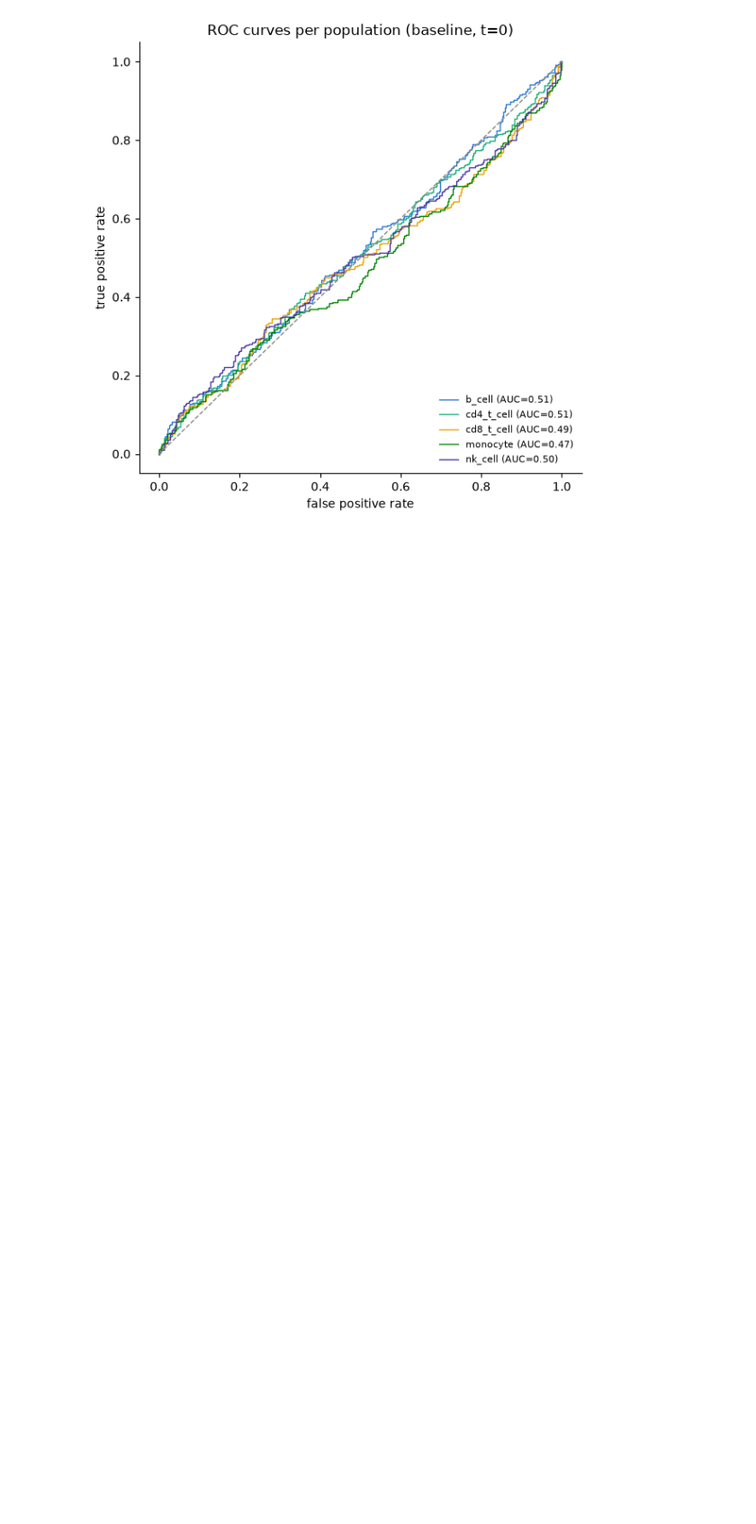
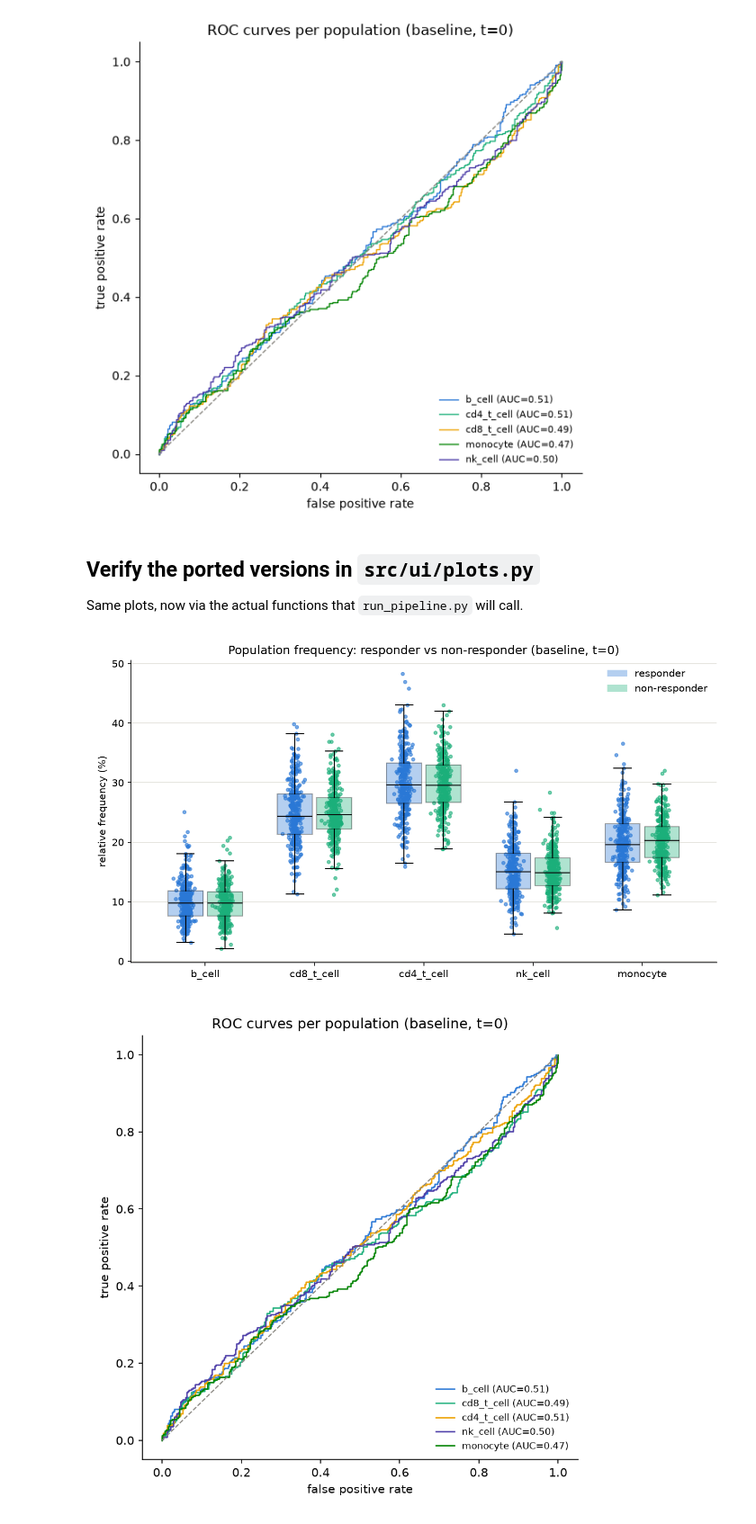
Before and after one commit to ssolh2906/miraclib_cell_counts_analysis, a Jupyter notebook: notebooks/part3_stats.ipynb, the cells around one changed output. Shown at 90% size. Drawn from its saved outputs; the diff is of its cells as text; code cells hidden in the pictures; blank space fills up the shorter version.

Commit message:
Generate, save plots

```diff
--- a/notebooks/part3_stats.ipynb
+++ b/notebooks/part3_stats.ipynb
@@ -126,3 +126,22 @@ plt.tight_layout()
 plt.show()
 # %% [output]
 [figure]
+# %% [markdown]
+## Verify the ported versions in `src/ui/plots.py`
+
+Same plots, now via the actual functions that `run_pipeline.py` will call.
+# %%
+from IPython.display import Image, display
+from src.ui.plots import save_boxplots, save_roc_curves
+
+boxplot_path = Path.cwd() / "_preview_boxplots.png"
+roc_path = Path.cwd() / "_preview_roc_curves.png"
+
+save_boxplots(freq, path=boxplot_path)
+save_roc_curves(freq, auc_table, path=roc_path)
+
+display(Image(filename=str(boxplot_path)))
+display(Image(filename=str(roc_path)))
+# %% [output]
+[figure, added]
+[figure, added]
```
Also changed, not shown: 1 other file.
